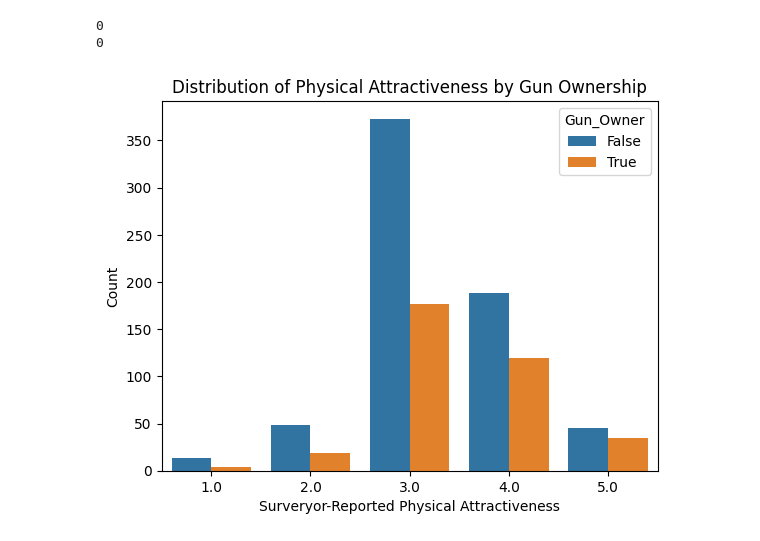
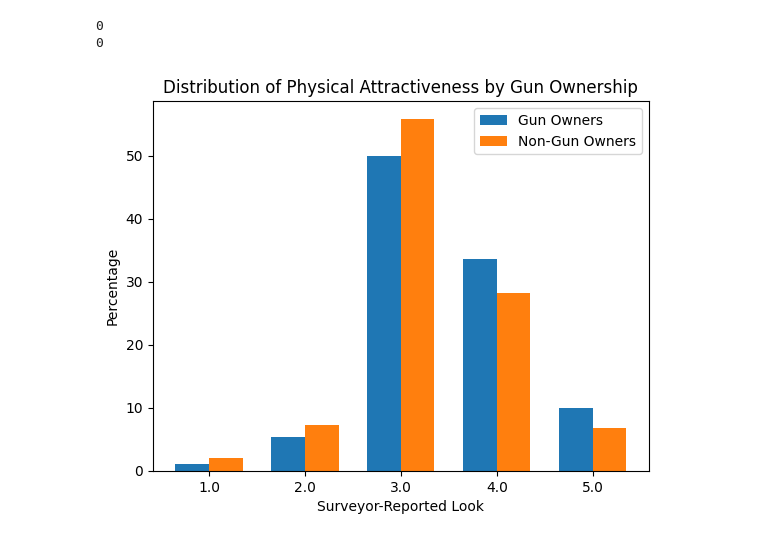
Before and after one commit to FlavienS6/project_gss, a Jupyter notebook: analysis.ipynb, the cells around one changed output. Cells and saved outputs as stored; diff of their text form; code cells hidden in the pictures.

Commit message:
Updated final graph with percentages and put gun ownership side-by-side

```diff
--- a/analysis.ipynb
+++ b/analysis.ipynb
@@ -260,14 +260,37 @@ print(agdf['OWNGUN'].isnull().sum())
 # %%
 import seaborn as sns
 import matplotlib.pyplot as plt
+import numpy as np
+
 varx = 'RLOOKS'
 vary = 'Gun_Owner'
-sns.countplot(data=agdf, x=varx, hue=vary)
 
-plt.xlabel('Surveryor-Reported Physical Attractiveness')
-plt.ylabel('Count')
+# new data frame where Gun_Owner is True
+gun_owners_df = agdf[agdf[vary] == True]
+
+# new data fram where Gun_Owner is False
+non_gun_owners_df = agdf[agdf[vary] == False]
+
+# percentage of gun owners for each value of RLOOKS
+percentage_gun_owner = gun_owners_df.groupby(varx).size() / len(gun_owners_df) * 100
+
+# percentage of non-gun owners for each value of RLOOKS
+percentage_non_gun_owner = non_gun_owners_df.groupby(varx).size() / len(non_gun_owners_df) * 100
+
+
+bar_width = 0.35
+x = np.arange(len(percentage_gun_owner))
+
+# Plotting both distributions side by side
+plt.bar(x - bar_width/2, percentage_gun_owner.values, bar_width, label='Gun Owners')
+plt.bar(x + bar_width/2, percentage_non_gun_owner.values, bar_width, label='Non-Gun Owners')
+
+plt.xlabel('Surveyor-Reported Look')
+plt.ylabel('Percentage')
 plt.title('Distribution of Physical Attractiveness by Gun Ownership')
+plt.xticks(x, percentage_gun_owner.index)  # Set x-axis labels
+plt.legend()
 
 plt.show()
 # %% [output]
-[figure, old version]
+[figure, new version]
```
